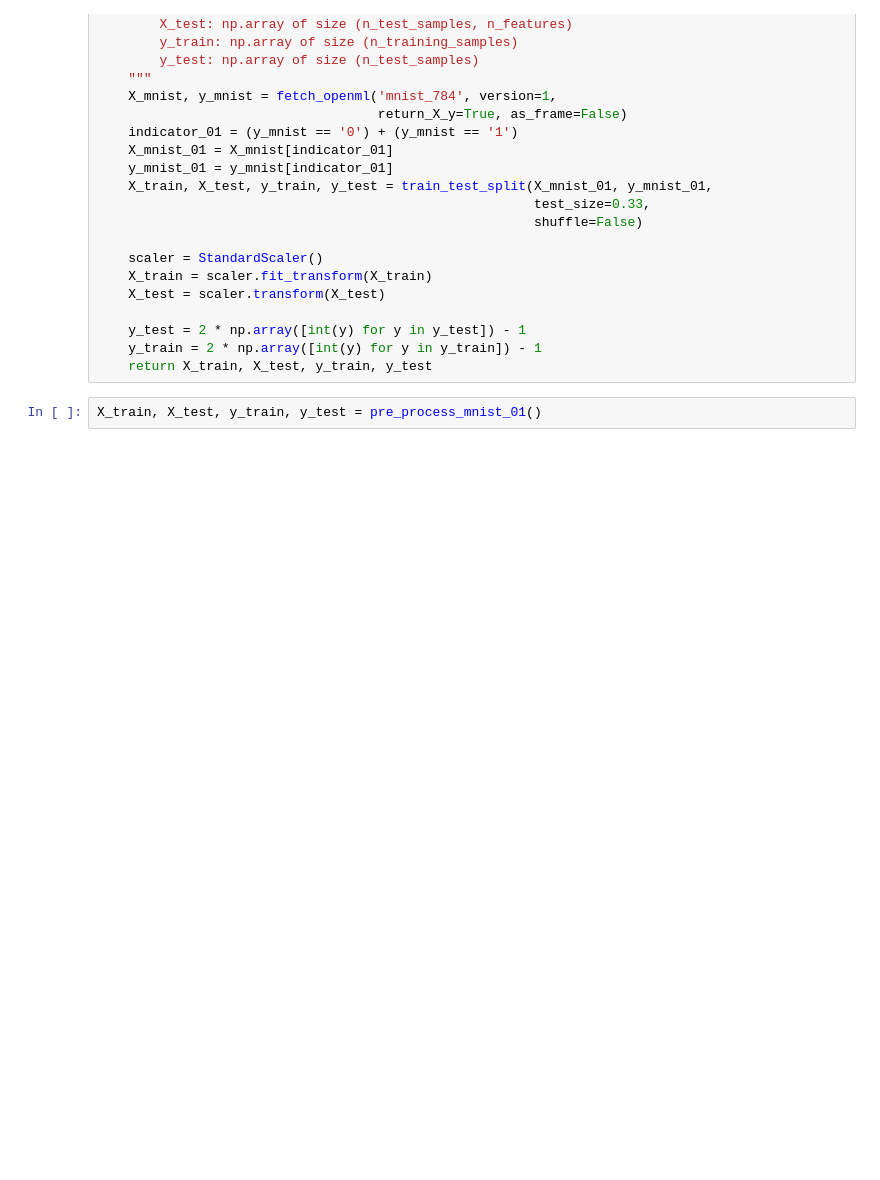
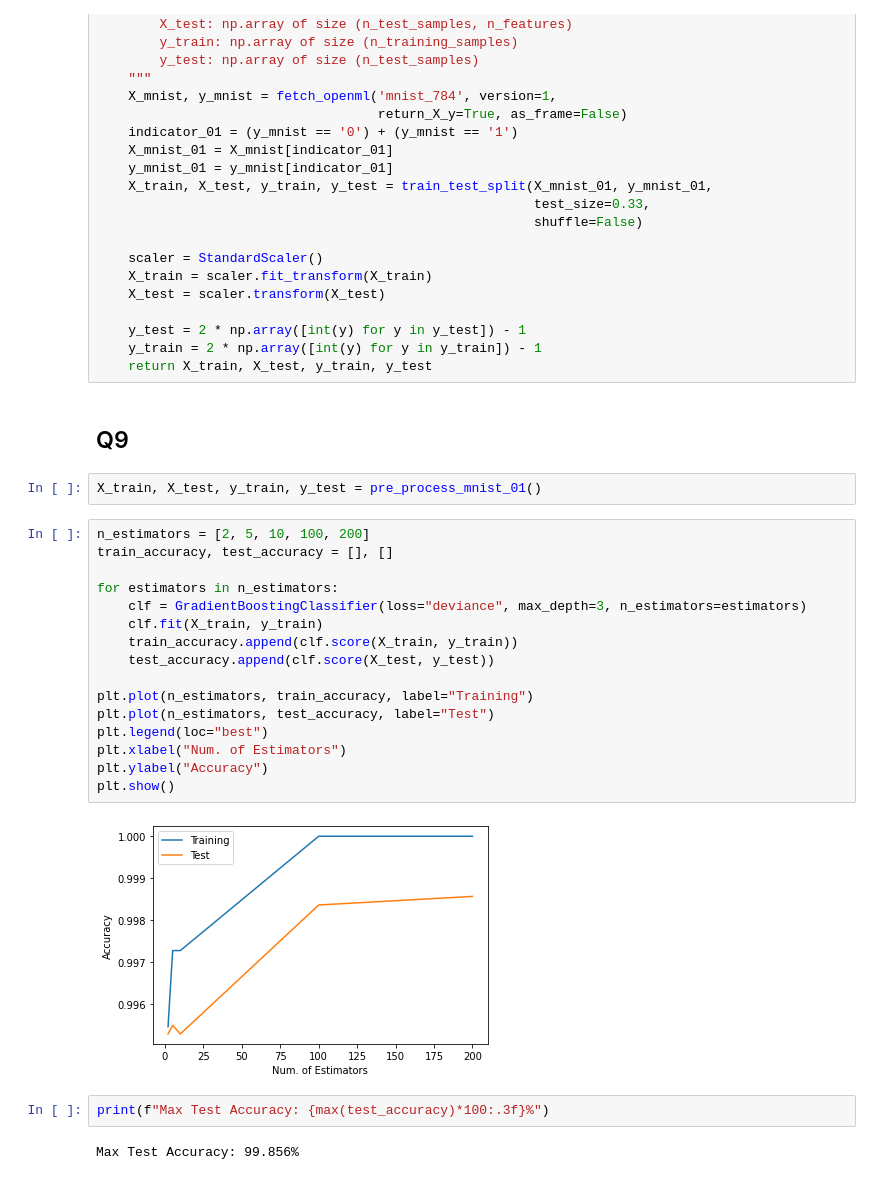
Before and after one commit to codexceed/MS-CS, a Jupyter notebook: Courses/Machine Learning DS-GA.1003/hw6/HW6.ipynb, the cells around one changed output. Cells and saved outputs as stored; diff of their text form; blank space fills up the shorter version.

```diff
--- a/Courses/Machine Learning DS-GA.1003/hw6/hw6/codes and data/GBM-skeleton-code.ipynb
+++ b/Courses/Machine Learning DS-GA.1003/hw6/HW6.ipynb
@@ -486,5 +518,29 @@ def pre_process_mnist_01():
     y_test = 2 * np.array([int(y) for y in y_test]) - 1
     y_train = 2 * np.array([int(y) for y in y_train]) - 1
     return X_train, X_test, y_train, y_test
+# %% [markdown]
+## Q9
 # %%
 X_train, X_test, y_train, y_test = pre_process_mnist_01()
+# %%
+n_estimators = [2, 5, 10, 100, 200]
+train_accuracy, test_accuracy = [], []
+
+for estimators in n_estimators:
+    clf = GradientBoostingClassifier(loss="deviance", max_depth=3, n_estimators=estimators)
+    clf.fit(X_train, y_train)
+    train_accuracy.append(clf.score(X_train, y_train))
+    test_accuracy.append(clf.score(X_test, y_test))
+
+plt.plot(n_estimators, train_accuracy, label="Training")
+plt.plot(n_estimators, test_accuracy, label="Test")
+plt.legend(loc="best")
+plt.xlabel("Num. of Estimators")
+plt.ylabel("Accuracy")
+plt.show()
+# %% [output]
+[figure, added]
+# %%
+print(f"Max Test Accuracy: {max(test_accuracy)*100:.3f}%")
+# %% [output]
+Max Test Accuracy: 99.856%
```
Also changed, not shown: parts of 17 cells of this notebook, 6 other files.
